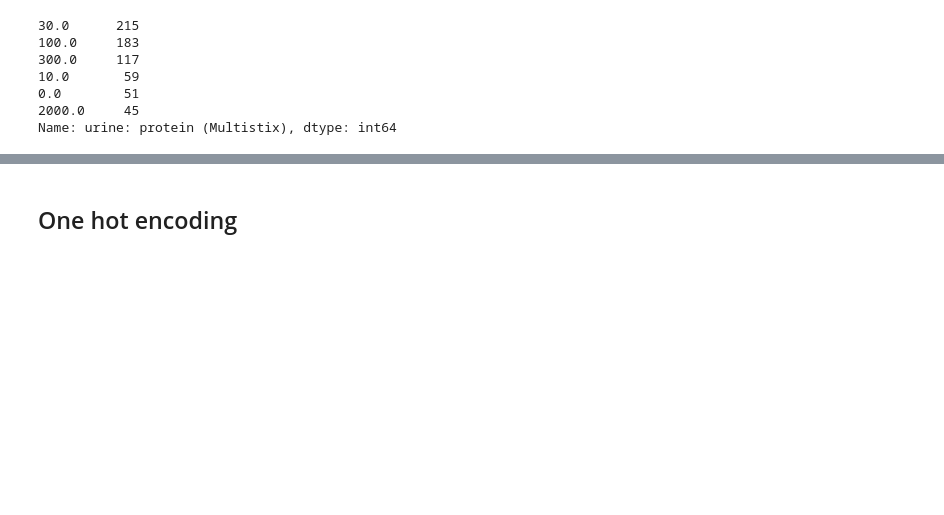
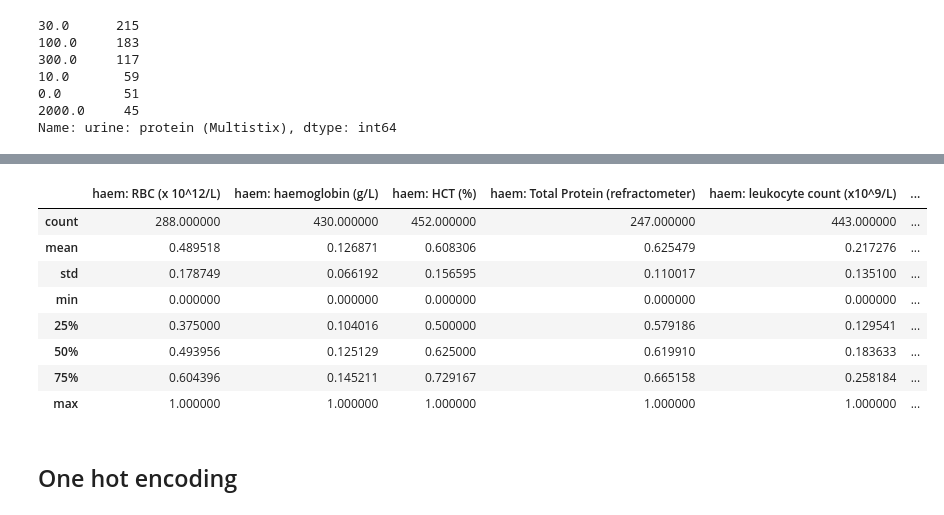
Before and after one commit to ruthpearson/CatHack, a Jupyter notebook: big_cats/GROUP_imputation.ipynb, the cells around one changed output, grey strips where cells are left out. Cells and saved outputs as stored; diff of their text form; code cells hidden in the pictures; blank space fills up the shorter version.

```diff
--- a/big_cats/GROUP_imputation.ipynb
+++ b/big_cats/GROUP_imputation.ipynb
@@ -188,0 +234,2 @@ for feature in key_features:
+# %%
+data_more_than1visit[bool_to_0_1] = data_more_than1visit[bool_to_0_1].replace({True: 1, False: 0})
@@ -359,0 +410,10 @@ Name: urine: protein (Multistix), dtype: int64
+# %%
+from sklearn.preprocessing import MinMaxScaler
+min_max_scaler = MinMaxScaler()
+# %%
+scale_list = list(data_more_than1visit.describe().columns)
+scale_list.remove('num visits')
+scale_list.remove('num key features missing')
+scale_list.remove('usg_maxed_out')
+scale_list.remove('urine: blood haemolysed')
+scale_list
@@ -360,3 +438,18 @@ Name: urine: protein (Multistix), dtype: int64
+# %%
+data_scaled = data_more_than1visit.copy()
+data_scaled[scale_list] = min_max_scaler.fit_transform(data_scaled[scale_list])
+# %%
+data_scaled.describe()
+# %% [output]
+|  | haem: RBC (x 10^12/L) | haem: haemoglobin (g/L) | haem: HCT (%) | haem: Total Protein (refractometer) | haem: leukocyte count (x10^9/L) | ... |
+| count | 288.000000 | 430.000000 | 452.000000 | 247.000000 | 443.000000 | ... |
+| mean | 0.489518 | 0.126871 | 0.608306 | 0.625479 | 0.217276 | ... |
+| std | 0.178749 | 0.066192 | 0.156595 | 0.110017 | 0.135100 | ... |
+| min | 0.000000 | 0.000000 | 0.000000 | 0.000000 | 0.000000 | ... |
+| 25% | 0.375000 | 0.104016 | 0.500000 | 0.579186 | 0.129541 | ... |
+| 50% | 0.493956 | 0.125129 | 0.625000 | 0.619910 | 0.183633 | ... |
+| 75% | 0.604396 | 0.145211 | 0.729167 | 0.665158 | 0.258184 | ... |
+| max | 1.000000 | 1.000000 | 1.000000 | 1.000000 | 1.000000 | ... |
 # %% [markdown]
 ## One hot encoding
 # %%
```
Also changed, not shown: parts of 15 cells of this notebook.
